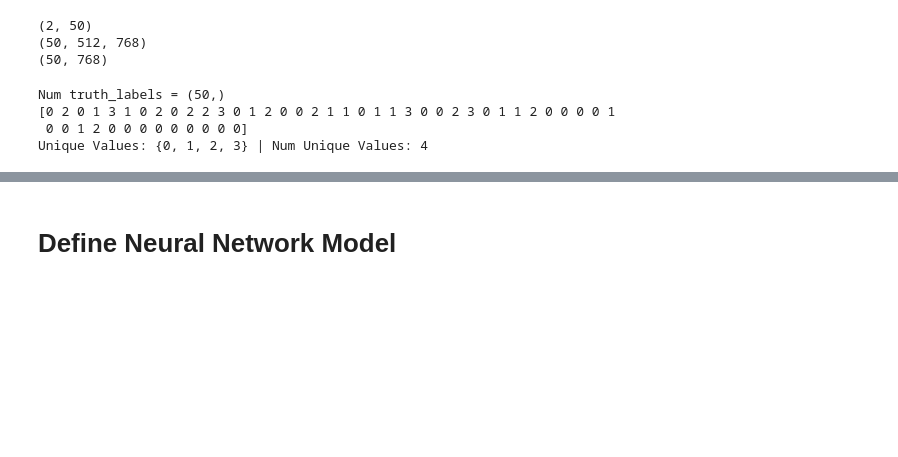
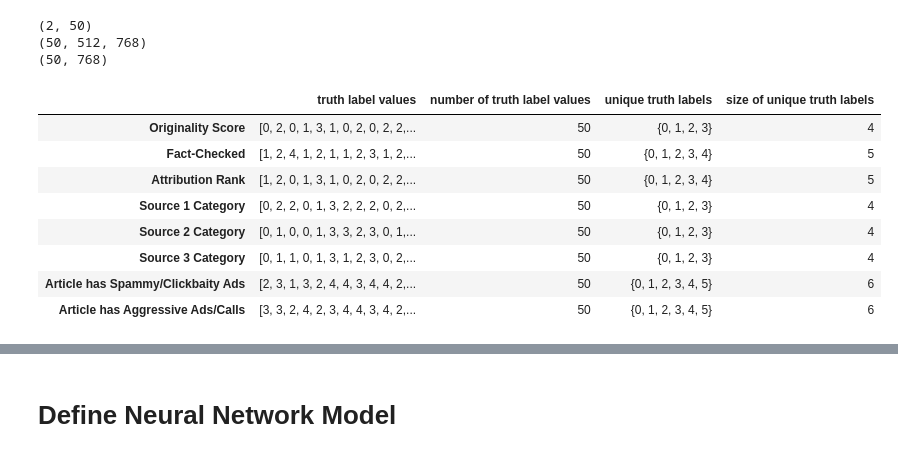
Before and after one commit to Kanaderu/nlp_credibility, a Jupyter notebook: Article Content to BERT-latest.ipynb, the cells around one changed output, grey strips where cells are left out. Saved outputs shown, nothing was run; the diff lists cells and outputs as text; code cells hidden in the pictures; blank space fills up the shorter version.

Commit message:
Updated changes to include NN for each indicator

```diff
--- a/Article Content to BERT-latest.ipynb
+++ b/Article Content to BERT-latest.ipynb
@@ -89,18 +89,42 @@ article_names = [f'Article {idx}' for idx in range(num_articles)]
 
 # vector embeddings of each article
 vec_embeddings = article_embeddings.numpy()
-# %%
-truth_labels = np.array(list(map(int, dataset.loc['Originality Score'].values)))
-#truth_labels = np.array(list(map(int, dataset.loc['Fact-Checked'].values)))
-#truth_labels = np.array(list(map(int, dataset.loc['Credibility Score'].values)))
-print(f'Num truth_labels = {np.shape(truth_labels)}')
-print(truth_labels)
-print(f'Unique Values: {set(truth_labels)} | Num Unique Values: {len(set(truth_labels))}')
-# %% [output]
-Num truth_labels = (50,)
-[0 2 0 1 3 1 0 2 0 2 2 3 0 1 2 0 0 2 1 1 0 1 1 3 0 0 2 3 0 1 1 2 0 0 0 0 1
- 0 0 1 2 0 0 0 0 0 0 0 0 0]
-Unique Values: {0, 1, 2, 3} | Num Unique Values: 4
+# %%
+# final classifier labels
+credibility_label = np.array(list(map(int, dataset.loc['Credibility Score'].values)))
+
+# run NN with last layers changed to fit labels for each indicator
+indicators = [
+              'Originality Score',
+              'Fact-Checked',
+              'Attribution Rank',
+              'Source 1 Category',
+              'Source 2 Category',
+              'Source 3 Category',
+              'Article has Spammy/Clickbaity Ads',
+              'Article has Aggressive Ads/Calls'
+             ]
+
+indicator_data = []
+for truth_label in indicators:
+    label_values = np.array(np.array(list(map(int, dataset.loc[truth_label].values))))
+    indicator_data.append([label_values, len(label_values), set(label_values), len(set(label_values))])
+# %%
+indicators_df = pd.DataFrame(indicator_data,
+                             columns=['truth label values', 'number of truth label values', 'unique truth labels', 'size of unique truth labels'],
+                             index=indicators
+                            )
+display(indicators_df)
+# %% [output]
+|  | truth label values | number of truth label values | unique truth labels | size of unique truth labels |
+| Originality Score | [0, 2, 0, 1, 3, 1, 0, 2, 0, 2, 2,... | 50 | {0, 1, 2, 3} | 4 |
+| Fact-Checked | [1, 2, 4, 1, 2, 1, 1, 2, 3, 1, 2,... | 50 | {0, 1, 2, 3, 4} | 5 |
+| Attribution Rank | [1, 2, 0, 1, 3, 1, 0, 2, 0, 2, 2,... | 50 | {0, 1, 2, 3, 4} | 5 |
+| Source 1 Category | [0, 2, 2, 0, 1, 3, 2, 2, 2, 0, 2,... | 50 | {0, 1, 2, 3} | 4 |
+| Source 2 Category | [0, 1, 0, 0, 1, 3, 3, 2, 3, 0, 1,... | 50 | {0, 1, 2, 3} | 4 |
+| Source 3 Category | [0, 1, 1, 0, 1, 3, 1, 2, 3, 0, 2,... | 50 | {0, 1, 2, 3} | 4 |
+| Article has Spammy/Clickbaity Ads | [2, 3, 1, 3, 2, 4, 4, 3, 4, 4, 2,... | 50 | {0, 1, 2, 3, 4, 5} | 6 |
+| Article has Aggressive Ads/Calls | [3, 3, 2, 4, 2, 3, 4, 4, 3, 4, 2,... | 50 | {0, 1, 2, 3, 4, 5} | 6 |
 # %%
 display(dataset)
 # %% [output]
```
Also changed, not shown: parts of 7 cells of this notebook.
